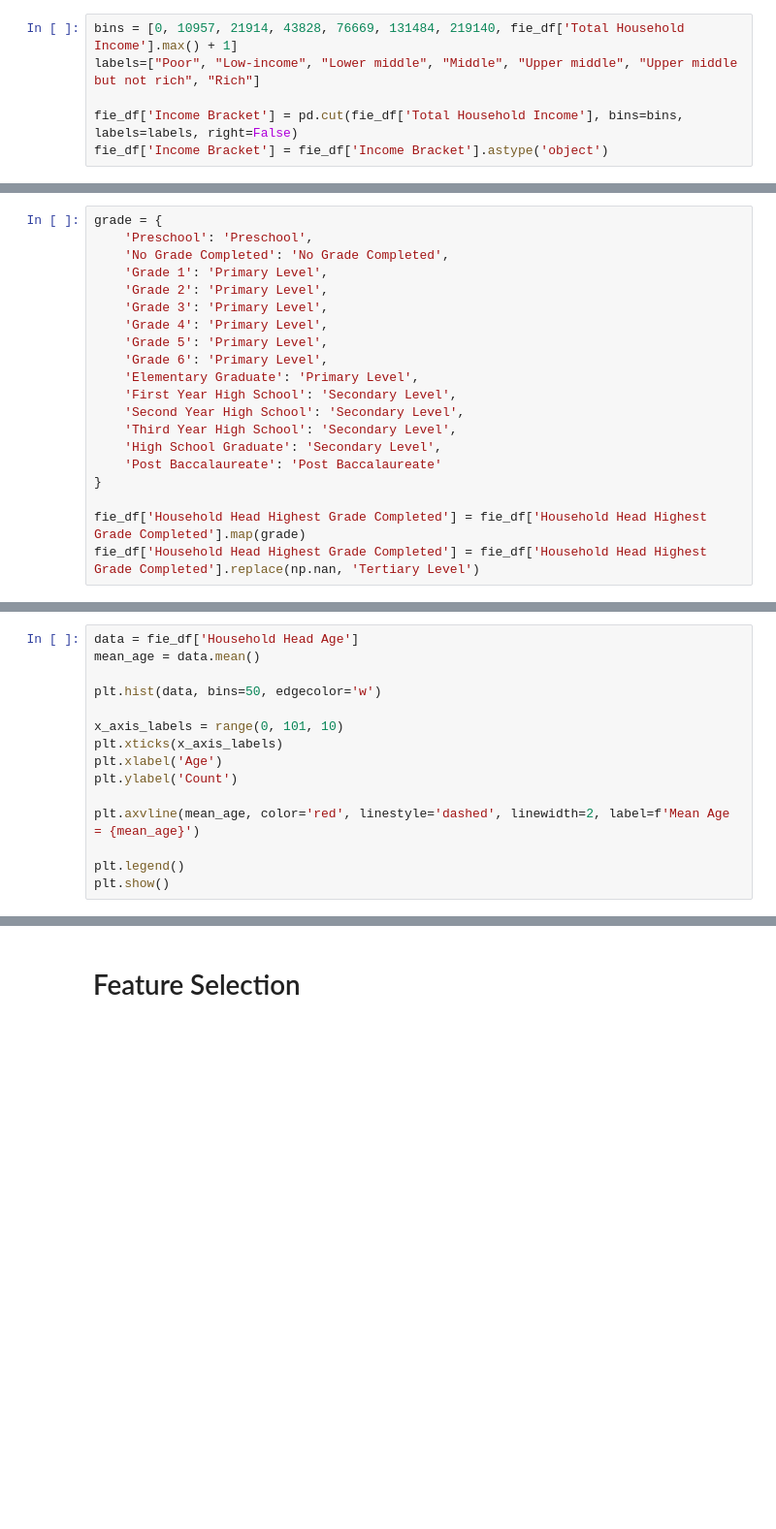
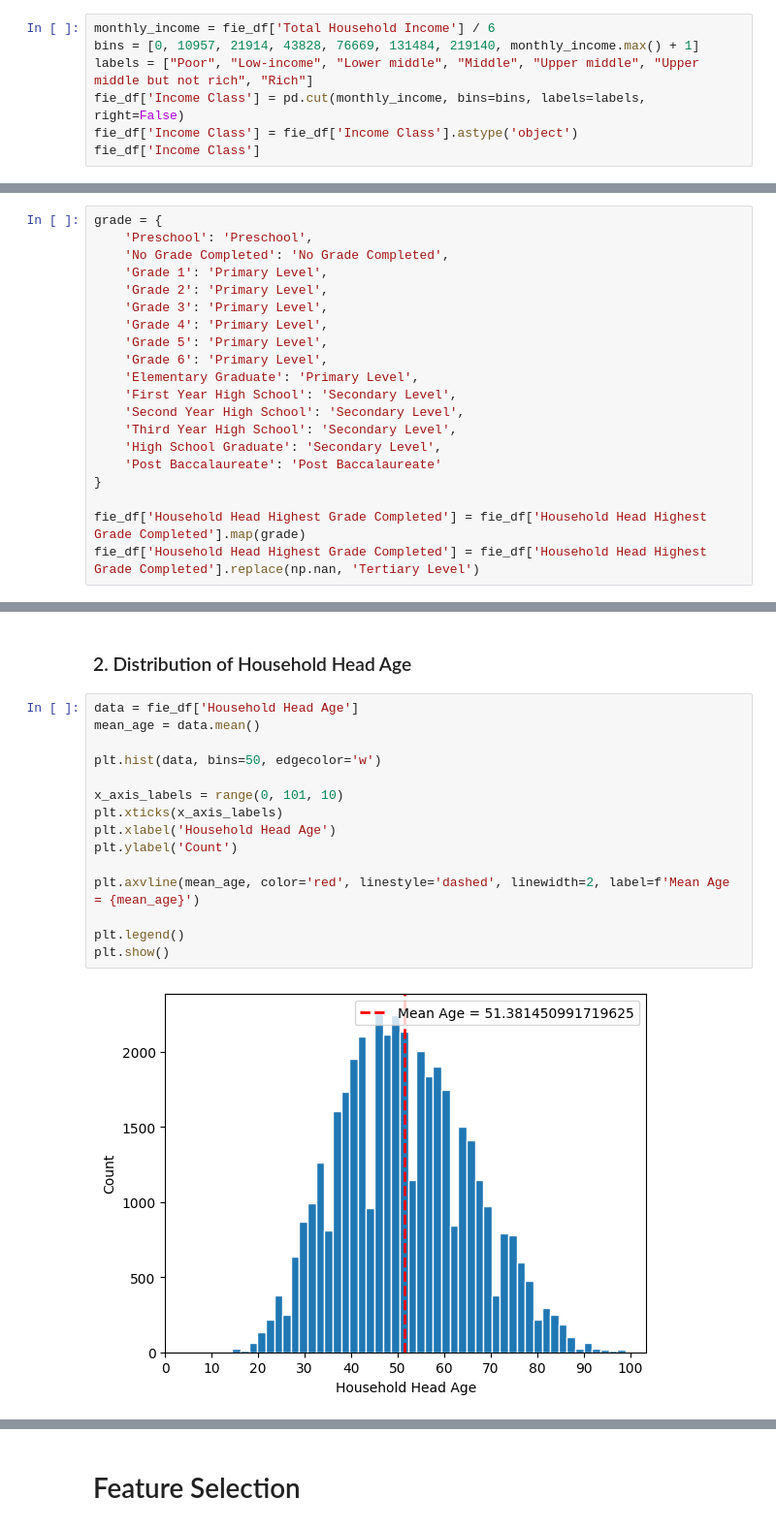
Before and after one commit to hannahrfong/CSC713M, a Jupyter notebook: Investigatory_Project.ipynb, the cells around one changed output, grey strips where cells are left out. Shown at 97% size. Saved outputs shown, nothing was run; the diff lists cells and outputs as text; blank space fills up the shorter version.

```diff
--- a/Investigatory_Project.ipynb
+++ b/Investigatory_Project.ipynb
@@ -187,6 +326,7 @@ fie_df.rename(columns={'Total Income from Entrepreneurial Acitivites': 'Total In
 # %%
-bins = [0, 10957, 21914, 43828, 76669, 131484, 219140, fie_df['Total Household Income'].max() + 1]
-labels=["Poor", "Low-income", "Lower middle", "Middle", "Upper middle", "Upper middle but not rich", "Rich"]
-
-fie_df['Income Bracket'] = pd.cut(fie_df['Total Household Income'], bins=bins, labels=labels, right=False)
-fie_df['Income Bracket'] = fie_df['Income Bracket'].astype('object')
+monthly_income = fie_df['Total Household Income'] / 6
+bins = [0, 10957, 21914, 43828, 76669, 131484, 219140, monthly_income.max() + 1]
+labels = ["Poor", "Low-income", "Lower middle", "Middle", "Upper middle", "Upper middle but not rich", "Rich"]
+fie_df['Income Class'] = pd.cut(monthly_income, bins=bins, labels=labels, right=False)
+fie_df['Income Class'] = fie_df['Income Class'].astype('object')
+fie_df['Income Class']
@@ -232,15 +407,19 @@ plt.show()
+# %% [markdown]
+### 2. Distribution of Household Head Age
 # %%
 data = fie_df['Household Head Age']
 mean_age = data.mean()
 
 plt.hist(data, bins=50, edgecolor='w')
 
 x_axis_labels = range(0, 101, 10)
 plt.xticks(x_axis_labels)
-plt.xlabel('Age')
+plt.xlabel('Household Head Age')
 plt.ylabel('Count')
 
 plt.axvline(mean_age, color='red', linestyle='dashed', linewidth=2, label=f'Mean Age = {mean_age}')
 
 plt.legend()
 plt.show()
+# %% [output]
+[figure, added]
```
Also changed, not shown: parts of 70 cells of this notebook, 2 other files.
